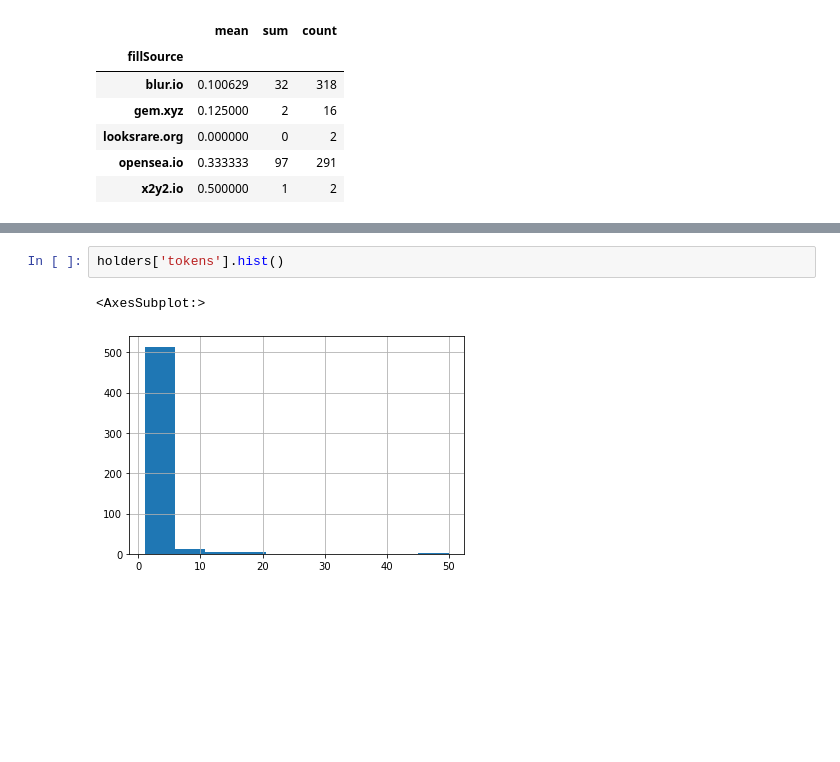
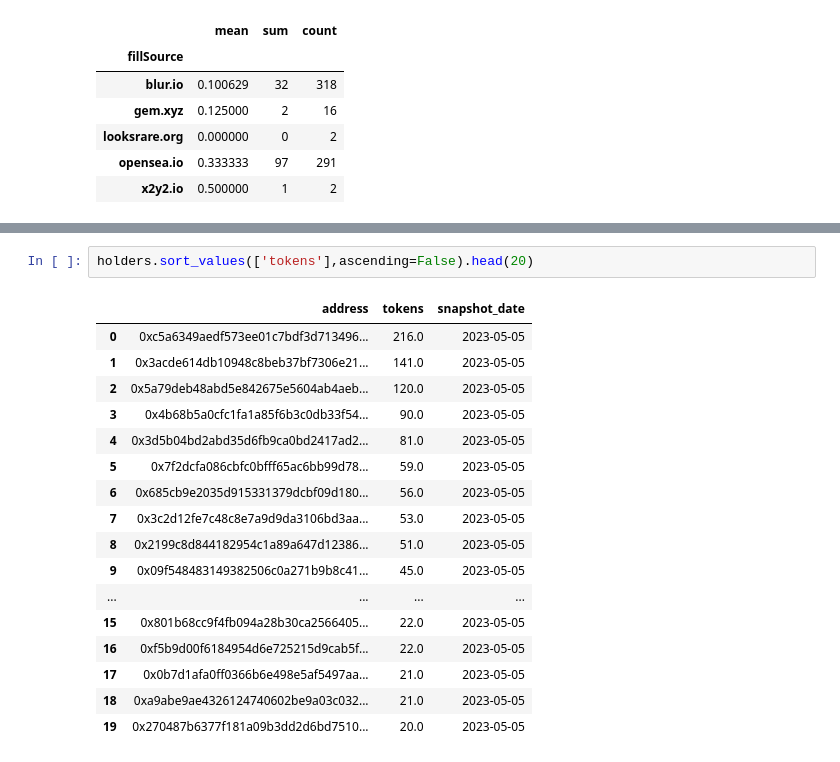
Before and after one commit to ewharton/nft-royalties, a Jupyter notebook: 01_illumunit_royalty_payers_from_resevoir.ipynb, the cells around one changed output, grey strips where cells are left out. Saved outputs shown, nothing was run; the diff lists cells and outputs as text; blank space fills up the shorter version.

```diff
--- a/01_illumunit_royalty_payers_from_resevoir.ipynb
+++ b/01_illumunit_royalty_payers_from_resevoir.ipynb
@@ -635,5 +593,20 @@ sales.head()
 # %%
-holders['tokens'].hist()
+holders.sort_values(['tokens'],ascending=False).head(20)
 # %% [output]
-<AxesSubplot:>
-[figure, removed]
+|  | address | tokens | snapshot_date |
+| 0 | 0xc5a6349aedf573ee01c7bdf3d713496... | 216.0 | 2023-05-05 |
+| 1 | 0x3acde614db10948c8beb37bf7306e21... | 141.0 | 2023-05-05 |
+| 2 | 0x5a79deb48abd5e842675e5604ab4aeb... | 120.0 | 2023-05-05 |
+| 3 | 0x4b68b5a0cfc1fa1a85f6b3c0db33f54... | 90.0 | 2023-05-05 |
+| 4 | 0x3d5b04bd2abd35d6fb9ca0bd2417ad2... | 81.0 | 2023-05-05 |
+| 5 | 0x7f2dcfa086cbfc0bfff65ac6bb99d78... | 59.0 | 2023-05-05 |
+| 6 | 0x685cb9e2035d915331379dcbf09d180... | 56.0 | 2023-05-05 |
+| 7 | 0x3c2d12fe7c48c8e7a9d9da3106bd3aa... | 53.0 | 2023-05-05 |
+| 8 | 0x2199c8d844182954c1a89a647d12386... | 51.0 | 2023-05-05 |
+| 9 | 0x09f548483149382506c0a271b9b8c41... | 45.0 | 2023-05-05 |
+| ... | ... | ... | ... |
+| 15 | 0x801b68cc9f4fb094a28b30ca2566405... | 22.0 | 2023-05-05 |
+| 16 | 0xf5b9d00f6184954d6e725215d9cab5f... | 22.0 | 2023-05-05 |
+| 17 | 0x0b7d1afa0ff0366b6e498e5af5497aa... | 21.0 | 2023-05-05 |
+| 18 | 0xa9abe9ae4326124740602be9a03c032... | 21.0 | 2023-05-05 |
+| 19 | 0x270487b6377f181a09b3dd2d6bd7510... | 20.0 | 2023-05-05 |
```
Also changed, not shown: parts of 47 cells of this notebook.
